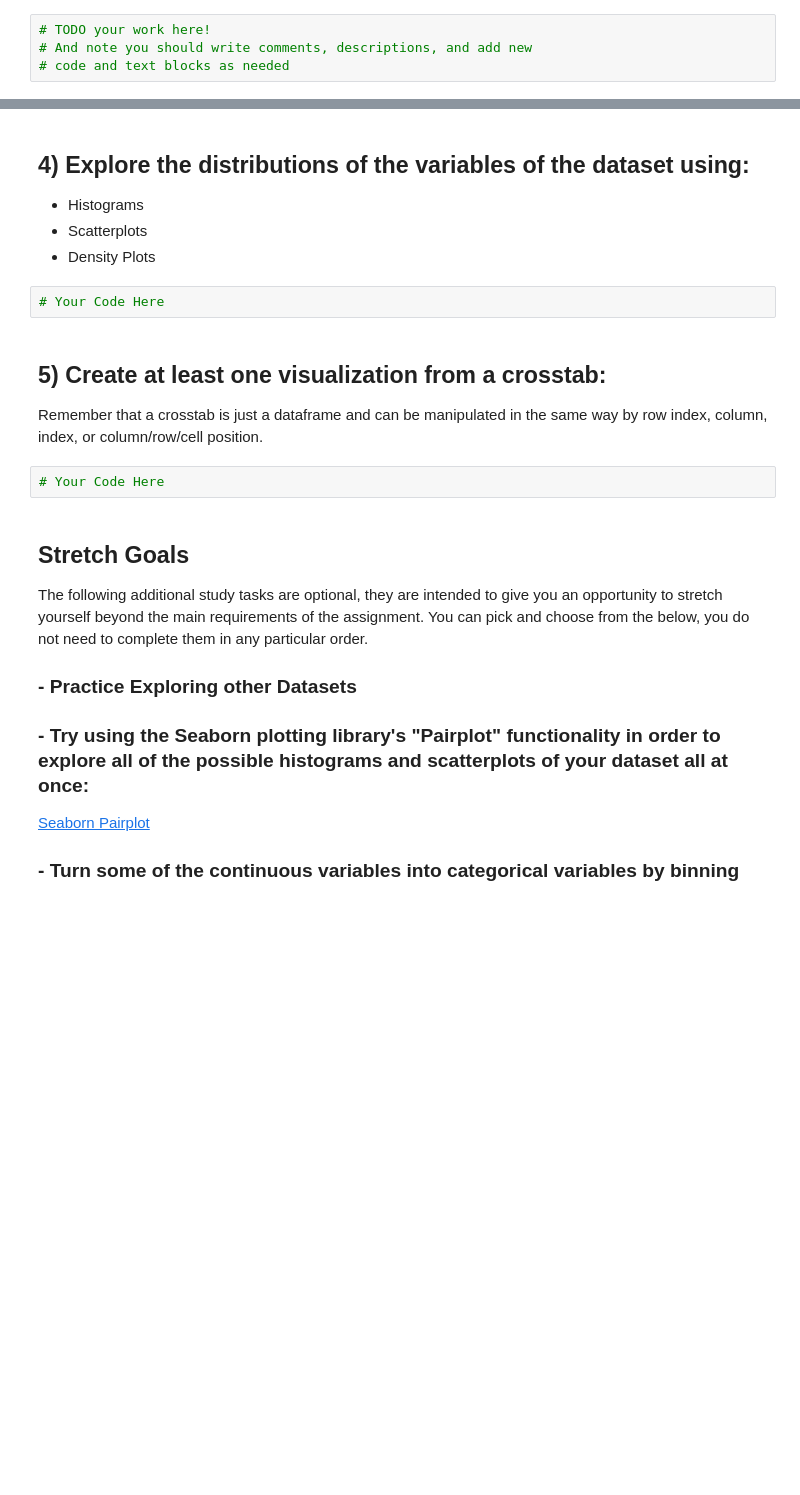
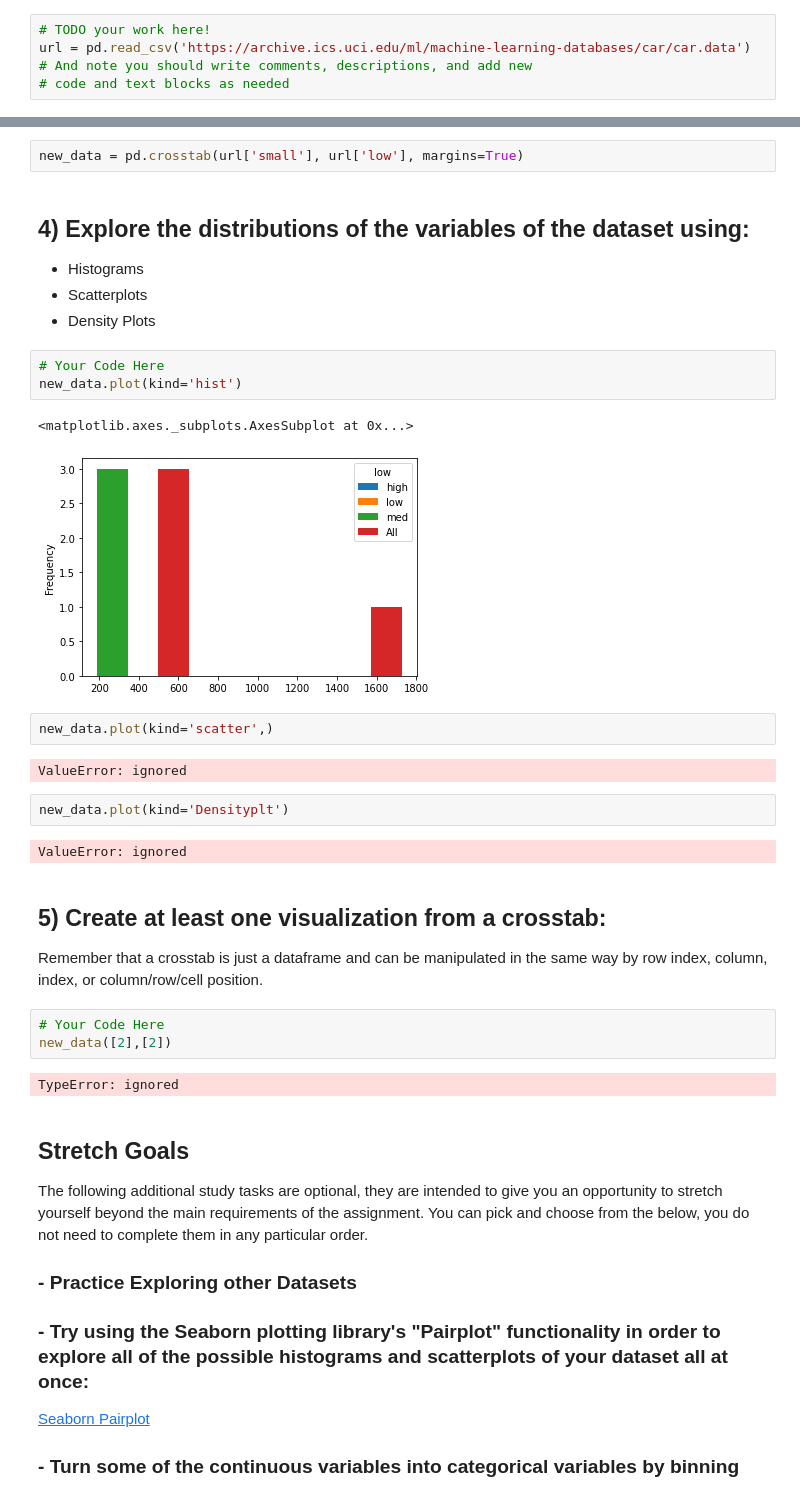
Before and after one commit to Sahlegiorgis/DS-Unit-1-Sprint-1-Data-Wrangling-and-Storytelling, a Jupyter notebook: Copy_of_LS_DS_111_Exploratory_Data_Analysis_Assignment.ipynb, the cells around one changed output, grey strips where cells are left out. Cells and saved outputs as stored; diff of their text form; blank space fills up the shorter version.

```diff
--- a/Copy_of_LS_DS_111_Exploratory_Data_Analysis_Assignment.ipynb
+++ b/Copy_of_LS_DS_111_Exploratory_Data_Analysis_Assignment.ipynb
@@ -49,5 +86,6 @@ Choose a second dataset from the "Popular Datasets" listing on UCI, but this tim
 - Answer all of the same bullet point questions from part 1 again on this new dataset.
 # %%
 # TODO your work here!
+url = pd.read_csv('https://archive.ics.uci.edu/ml/machine-learning-databases/car/car.data')
 # And note you should write comments, descriptions, and add new
 # code and text blocks as needed
@@ -60,3 +128,5 @@ Take whichever of the above datasets has more categorical variables and use cros
+# %%
+new_data = pd.crosstab(url['small'], url['low'], margins=True)
 # %% [markdown]
 ## 4) Explore the distributions of the variables of the dataset using:
 - Histograms
@@ -64,12 +134,27 @@ Take whichever of the above datasets has more categorical variables and use cros
 - Density Plots
 # %%
 # Your Code Here
+new_data.plot(kind='hist')
+# %% [output]
+<matplotlib.axes._subplots.AxesSubplot at 0x...>
+[figure, added]
+# %%
+new_data.plot(kind='scatter',)
+# %% [output]
+ValueError: ignored
+# %%
+new_data.plot(kind='Densityplt')
+# %% [output]
+ValueError: ignored
 # %% [markdown]
 ## 5) Create at least one visualization from a crosstab:
 
 Remember that a crosstab is just a dataframe and can be manipulated in the same way by row index, column, index, or column/row/cell position.
 # %%
 # Your Code Here
+new_data([2],[2])
+# %% [output]
+TypeError: ignored
 # %% [markdown]
 ## Stretch Goals
 
```
Also changed, not shown: parts of 13 cells of this notebook.
